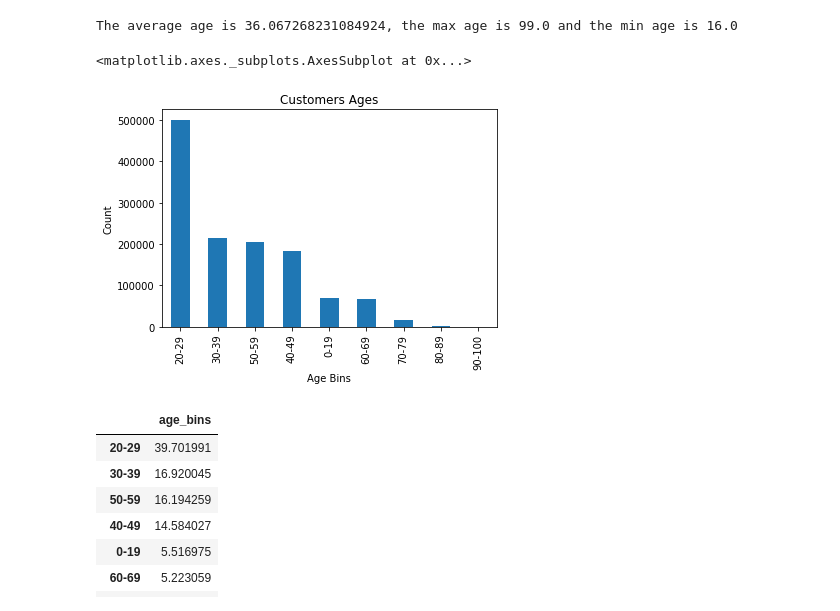
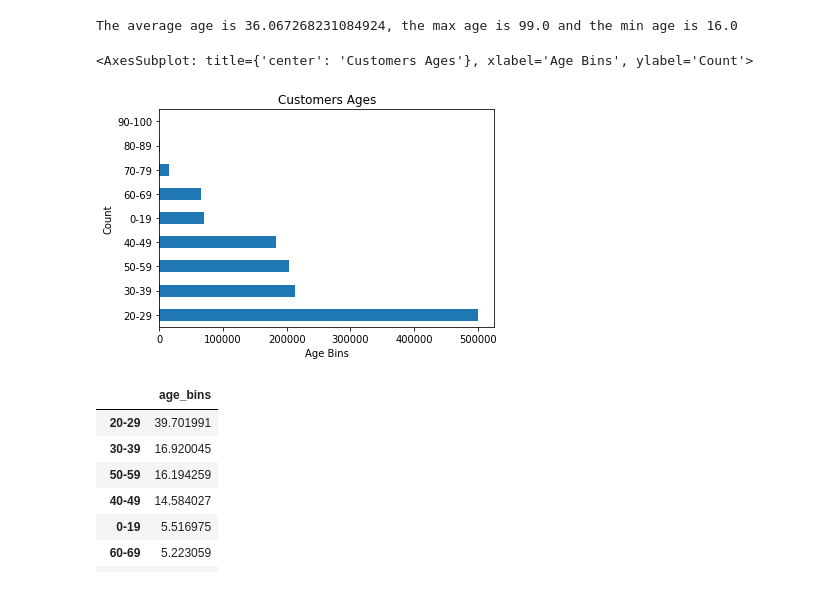
Before and after one commit to Martin-Msb/context-aware-recommendation, a Jupyter notebook: context_aware_recommender.ipynb, the cells around one changed output. Saved outputs shown, nothing was run; the diff lists cells and outputs as text; code cells hidden in the pictures.

```diff
--- a/context_aware_recommender.ipynb
+++ b/context_aware_recommender.ipynb
@@ -166,12 +254,12 @@ The average age is 36.067268231084924, the max age is 99.0 and the min age is 16
 # %%
 bins = 0, 19, 29, 39, 49, 59, 69, 79,89,100
 customers_df['age_bins'] = pd.cut(customers_df.age, bins, labels = ['0-19','20-29','30-39','40-49','50-59','60-69','70-79','80-89','90-100'])
 
 
-customers_df.age_bins.value_counts().plot(kind = 'bar', title = 'Customers Ages', xlabel = 'Age Bins', ylabel= 'Count')
+customers_df.age_bins.value_counts().plot(kind = 'barh', title = 'Customers Ages', xlabel = 'Age Bins', ylabel= 'Count')
 # %% [output]
-<matplotlib.axes._subplots.AxesSubplot at 0x...>
+<AxesSubplot: title={'center': 'Customers Ages'}, xlabel='Age Bins', ylabel='Count'>
-[figure, old version]
+[figure, new version]
 # %%
 #Should drop some ages here
 age_bins = pd.DataFrame(customers_df['age_bins'].value_counts()/customers_df['age_bins'].shape[0] * 100)
```
Also changed, not shown: parts of 81 cells of this notebook.
